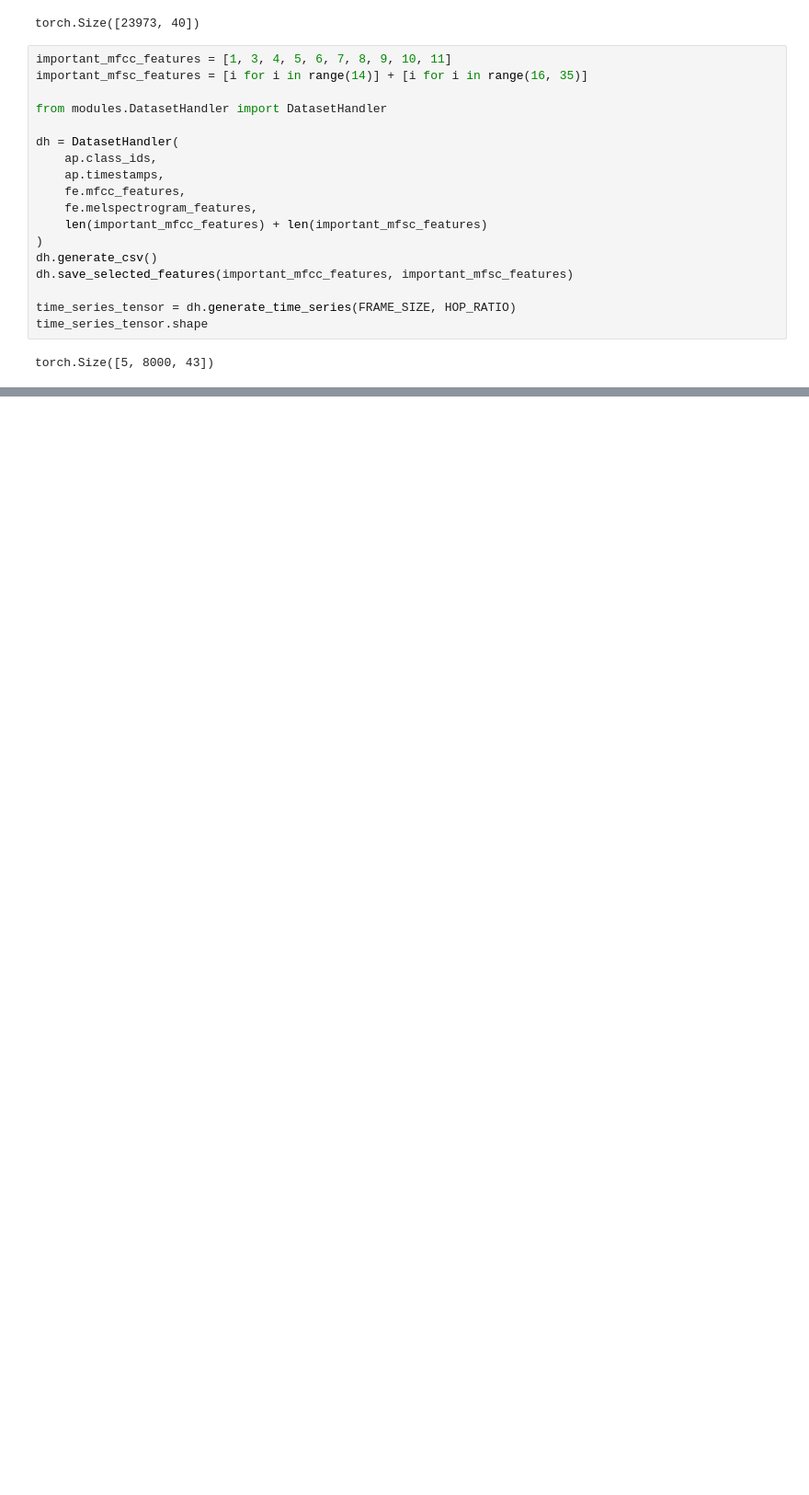
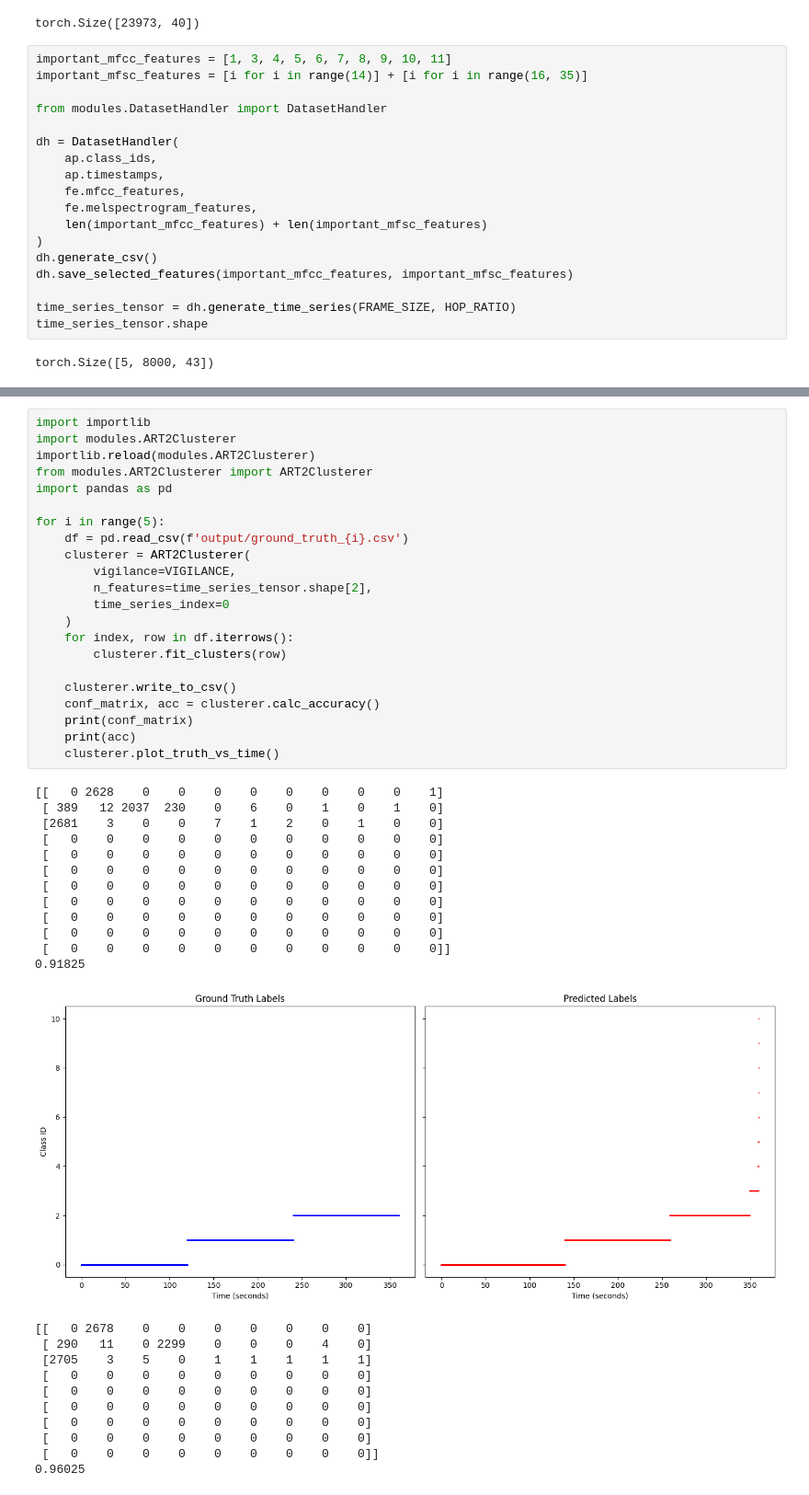
Before and after one commit to nyook941/online-clustering, a Jupyter notebook: main.ipynb, the cells around one changed output, grey strips where cells are left out. Shown: that part at 92% size. Cells and saved outputs as stored; diff of their text form; blank space fills up the shorter version.

```diff
--- a/main.ipynb
+++ b/main.ipynb
@@ -170,0 +63,46 @@ Overall accuracy: 77.745%
+# %%
+import importlib
+import modules.ART2Clusterer
+importlib.reload(modules.ART2Clusterer)
+from modules.ART2Clusterer import ART2Clusterer
+import pandas as pd
+
+for i in range(5):
+    df = pd.read_csv(f'output/ground_truth_{i}.csv')
+    clusterer = ART2Clusterer(
+        vigilance=VIGILANCE,
+        n_features=time_series_tensor.shape[2],
+        time_series_index=0
+    )
+    for index, row in df.iterrows():
+        clusterer.fit_clusters(row)
+
+    clusterer.write_to_csv()
+    conf_matrix, acc = clusterer.calc_accuracy()
+    print(conf_matrix)
+    print(acc)
+    clusterer.plot_truth_vs_time()
+# %% [output]
+[[   0 2628    0    0    0    0    0    0    0    0    1]
+ [ 389   12 2037  230    0    6    0    1    0    1    0]
+ [2681    3    0    0    7    1    2    0    1    0    0]
+ [   0    0    0    0    0    0    0    0    0    0    0]
+ [   0    0    0    0    0    0    0    0    0    0    0]
+ [   0    0    0    0    0    0    0    0    0    0    0]
+ [   0    0    0    0    0    0    0    0    0    0    0]
+ [   0    0    0    0    0    0    0    0    0    0    0]
+ [   0    0    0    0    0    0    0    0    0    0    0]
+ [   0    0    0    0    0    0    0    0    0    0    0]
+ [   0    0    0    0    0    0    0    0    0    0    0]]
+0.91825
+[figure, added]
+[[   0 2678    0    0    0    0    0    0    0]
+ [ 290   11    0 2299    0    0    0    4    0]
+ [2705    3    5    0    1    1    1    1    1]
+ [   0    0    0    0    0    0    0    0    0]
+ [   0    0    0    0    0    0    0    0    0]
+ [   0    0    0    0    0    0    0    0    0]
+ [   0    0    0    0    0    0    0    0    0]
+ [   0    0    0    0    0    0    0    0    0]
+ [   0    0    0    0    0    0    0    0    0]]
+0.96025
```
Also changed, not shown: parts of 2 cells of this notebook, 10 other files.
